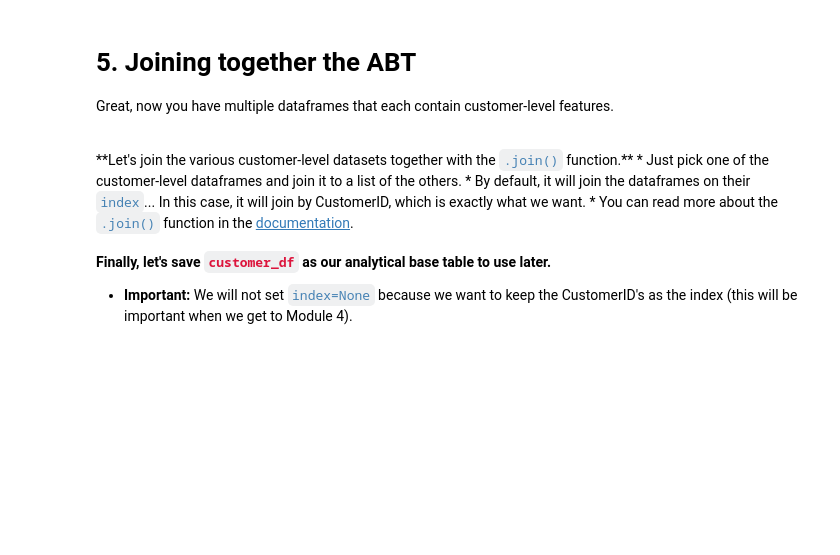
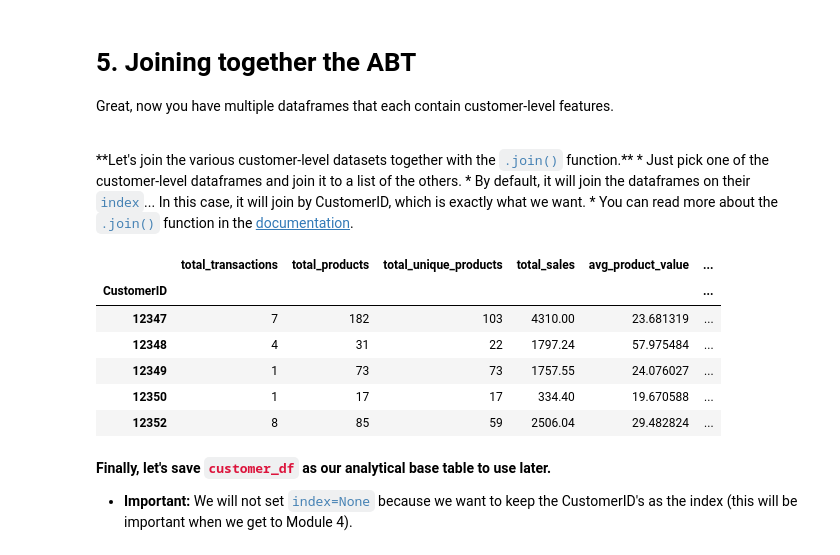
Before and after one commit to nmlook/EDS-Project-4-Workbook-Bundle, a Jupyter notebook: Module 1 - Data Wrangling.ipynb, the cells around one changed output. Saved outputs shown, nothing was run; the diff lists cells and outputs as text; code cells hidden in the pictures; blank space fills up the shorter version.

Commit message:
Finish Module 1
Finished Module 1: Data wrangling, created intermediate features indexed by customer into separate dataframes and then joined together, saved this as analytical base table.

```diff
--- a/Module 1 - Data Wrangling.ipynb
+++ b/Module 1 - Data Wrangling.ipynb
@@ -260,9 +260,10 @@ You won't always be able to easily roll up to customer-level directly... Sometim
 * Finally, we'll call <code style="color:steelblue">.reset_index()</code> to turn CustomerID and InvoiceID back into regular columns so we can perform another aggregation.
 # %%
 # Aggregate cart-level data (i.e. invoice-level)
-
+cart_data = df.groupby(['CustomerID', 'InvoiceNo']).Sales.agg({ 'cart_value' : 'sum'})
 
 # Reset index
-
+cart_data.reset_index(inplace=True)
 
 # Display cart data for first 5 CARTS
+cart_data.head(5)
@@ -274,7 +283,10 @@ You won't always be able to easily roll up to customer-level directly... Sometim
 * Let's name it <code style="color:crimson">agg_cart_data</code>.
 # %%
 # Aggregate cart data (at customer-level)
-
+agg_cart_data = cart_data.groupby('CustomerID').cart_value.agg({'avg_cart_value' : 'mean',
+                                                        'min_cart_value' : 'min',
+                                                        'max_cart_value' : 'max'})
 
 
 # Display cart data for first 5 CUSTOMERS
+agg_cart_data.head(5)
@@ -295,9 +317,18 @@ Great, now you have multiple dataframes that each contain customer-level feature
 * You can read more about the <code style="color:steelblue">.join()</code> function in the <a href="http://pandas.pydata.org/pandas-docs/stable/generated/pandas.DataFrame.join.html" target="_blank">documentation</a>.
 # %%
 # Join together customer-level ABT
-
+customer_df = invoice_data.join([product_data, sales_data, agg_cart_data])
 
 # Display customer-level data for first 5 customers
+customer_df.head(5)
+# %% [output]
+|  | total_transactions | total_products | total_unique_products | total_sales | avg_product_value | ... |
+| CustomerID |  |  |  |  |  | ... |
+| 12347 | 7 | 182 | 103 | 4310.00 | 23.681319 | ... |
+| 12348 | 4 | 31 | 22 | 1797.24 | 57.975484 | ... |
+| 12349 | 1 | 73 | 73 | 1757.55 | 24.076027 | ... |
+| 12350 | 1 | 17 | 17 | 334.40 | 19.670588 | ... |
+| 12352 | 8 | 85 | 59 | 2506.04 | 29.482824 | ... |
 # %% [markdown]
 **Finally, let's save <code style="color:crimson">customer_df</code> as our analytical base table to use later.**
 * **Important:** We will not set <code style="color:steelblue">index=None</code> because we want to keep the CustomerID's as the index (this will be important when we get to Module 4).
```
Also changed, not shown: parts of 3 cells of this notebook, 1 other file.
